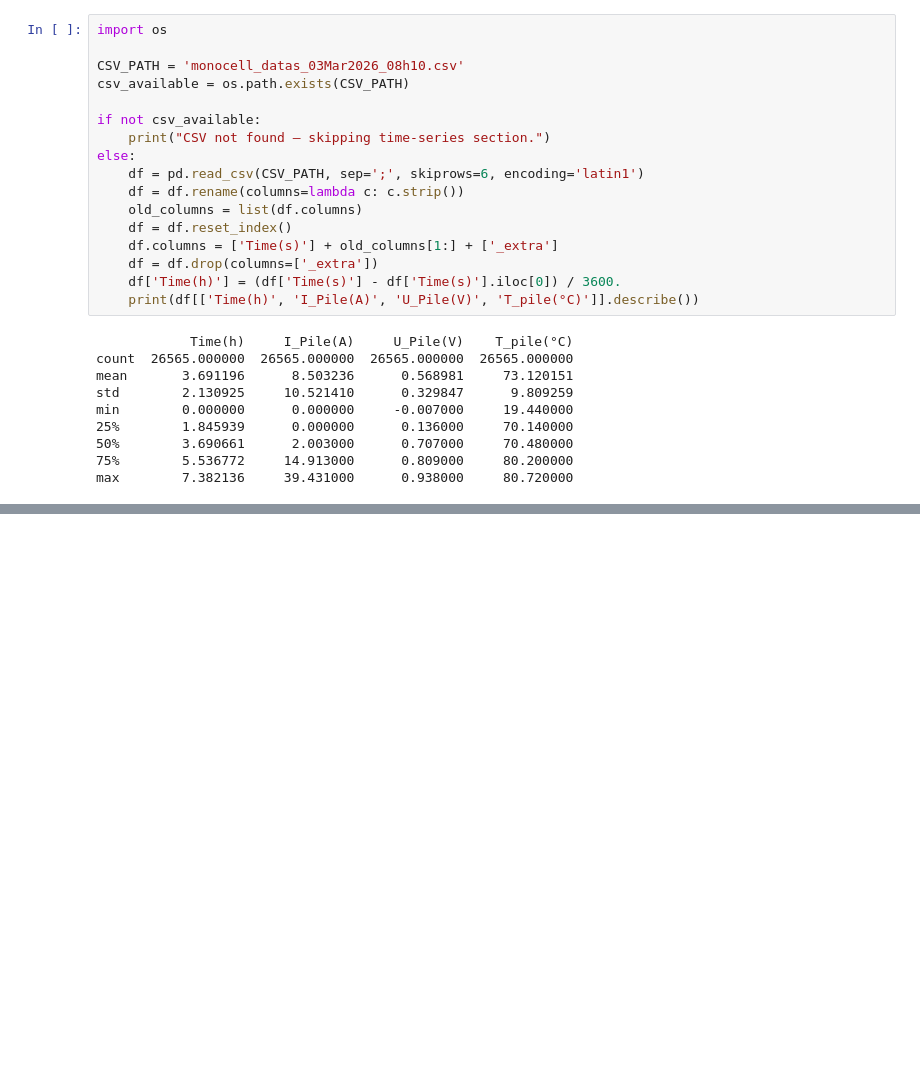
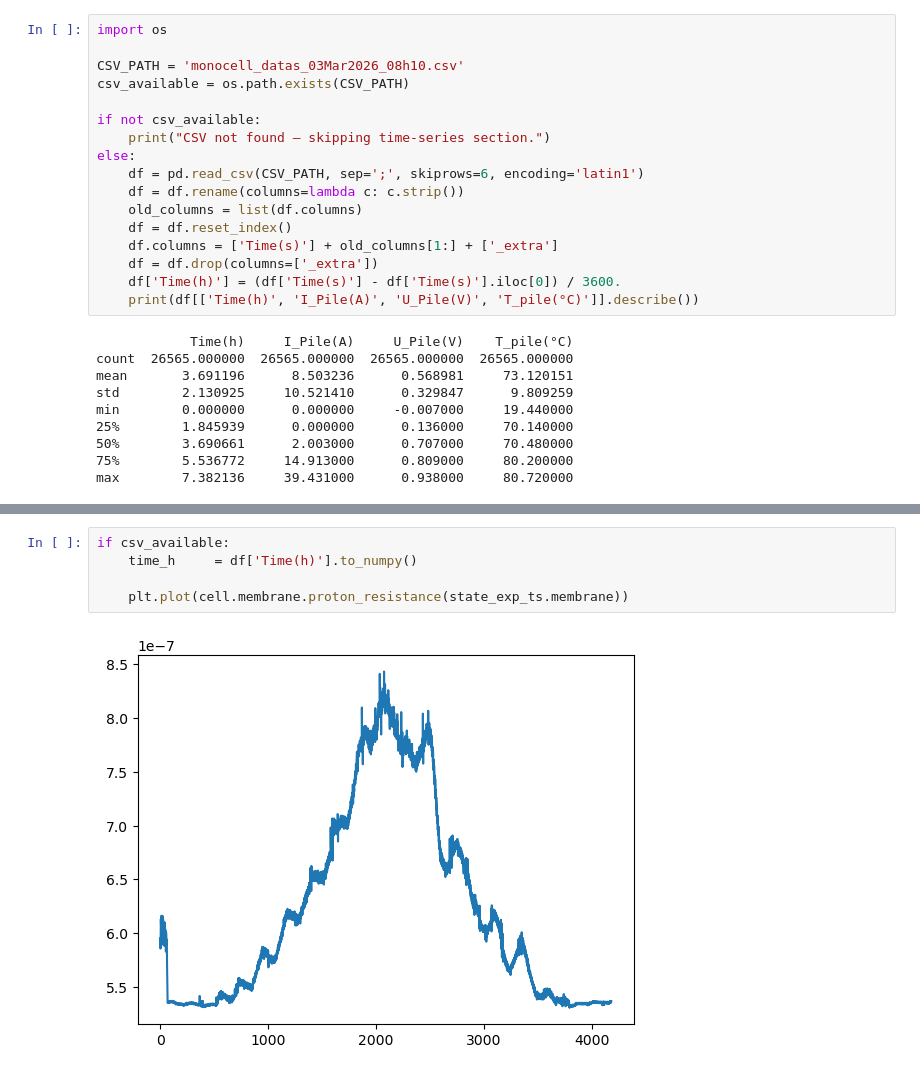
Before and after one commit to affonsop/marapendi, a Jupyter notebook: notebooks/04_implicit_vs_explicit_comparison.ipynb, the cells around one changed output, grey strips where cells are left out. Cells and saved outputs as stored; diff of their text form; blank space fills up the shorter version.

```diff
--- a/notebooks/04_implicit_vs_explicit_comparison.ipynb
+++ b/notebooks/04_implicit_vs_explicit_comparison.ipynb
@@ -447,0 +478,7 @@ if csv_available:
+# %%
+if csv_available:
+    time_h     = df['Time(h)'].to_numpy()
+
+    plt.plot(cell.membrane.proton_resistance(state_exp_ts.membrane))
+# %% [output]
+[figure, added]
```
Also changed, not shown: parts of 8 cells of this notebook, 4 other files.
